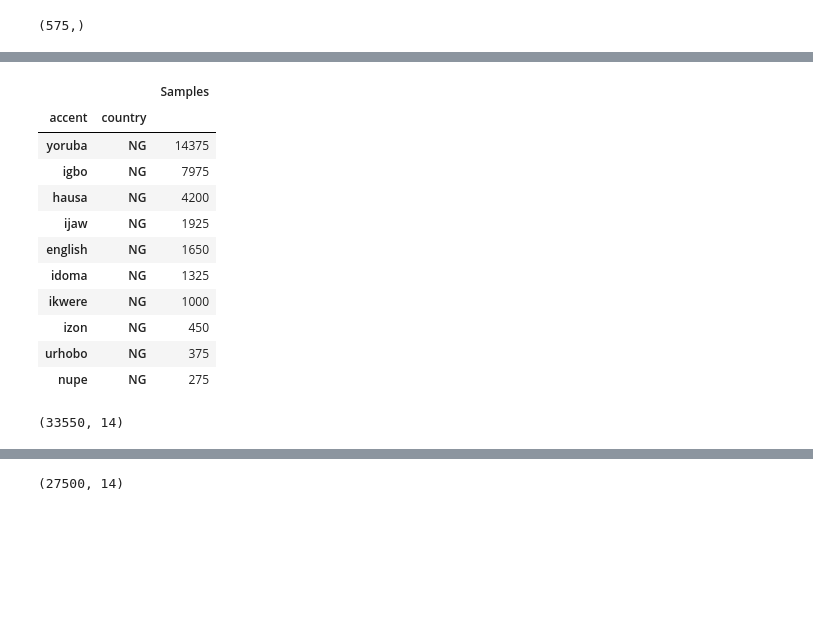
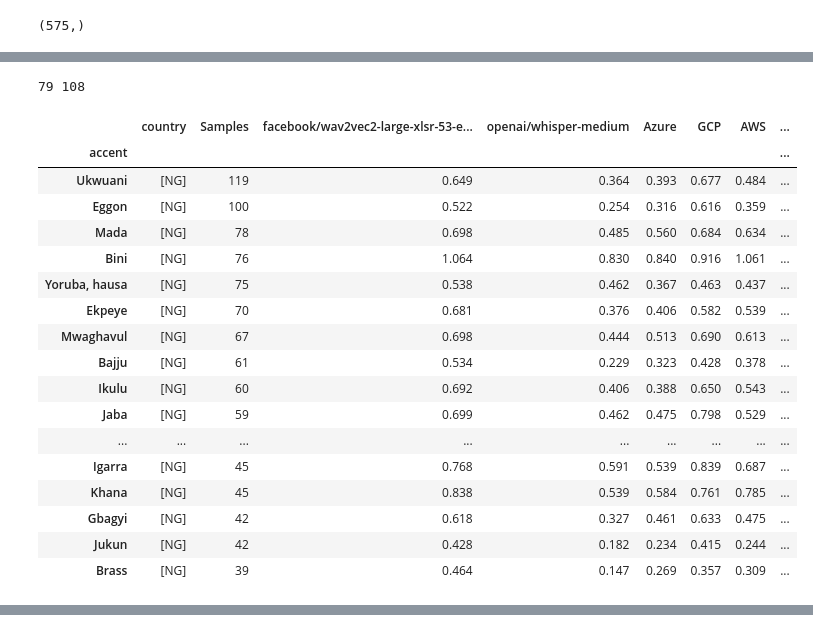
Before and after one commit to intron-innovation/AfriSpeech-200, a Jupyter notebook: notebooks/result_analysis.ipynb, the cells around one changed output, grey strips where cells are left out. Drawn from its saved outputs; the diff is of its cells as text; code cells hidden in the pictures; blank space fills up the shorter version.

```diff
--- a/notebooks/result_analysis.ipynb
+++ b/notebooks/result_analysis.ipynb
@@ -237,0 +368,5 @@ devset.head(2)
+# %%
+origin = "african"
+accent_country_df = traindevset[traindevset["origin"] == origin].groupby(["accent"])["country"].apply(lambda x: list(set(x)))
+accent_country_df = accent_country_df.reset_index(name="country").set_index("accent")
+accent_country_df
@@ -274,17 +474,17 @@ Name: origin, dtype: int64
 # %%
 m = "facebook/wav2vec2-large-xlsr-53-english"
-# m = "openai/whisper-medium"
+m = "openai/whisper-medium"
 # m = "Azure"
-a = "luo"
-o = "african"
+a = "yoruba"
+o = "nigerian"
 n=20
 
-top_ = devset[devset["origin"] == o].groupby(["accent", "country"])["idx"].apply(lambda x: len(x)).sort_values(ascending=False)[:n]
+top_ = devset[devset["origin"] == o].groupby(["accent"])["idx"].apply(lambda x: len(x)).sort_values(ascending=False)[:n]
 
-sanity_check_df = test_norm_df.set_index(["accent", "country"])
+sanity_check_df = test_norm_df.set_index(["accent"])
 sanity_check_df = sanity_check_df[sanity_check_df.index.isin(top_.index)].reset_index()
 
-sanity_check_df = sanity_check_df[(sanity_check_df["name"] == m) & (sanity_check_df["accent"] == a) ]
+sanity_check_df = sanity_check_df[(sanity_check_df["name"] == m) & (sanity_check_df["accent"] == a) & (sanity_check_df["origin"] == o)]
 r = wer_metric.compute(predictions=sanity_check_df.prediction, references=sanity_check_df.reference)
 round(r, 3)
 # %% [output]
@@ -337,0 +641,6 @@ accent_df
+# %%
+traindev_accents = traindevset.groupby("accent")["country"].apply(lambda x: list(set(x)))
+
+
+test_accents = testset.groupby("accent")["country"].apply(lambda x: list(set(x)))
+len(traindev_accents), len(test_accents)
@@ -337,0 +649,3 @@ accent_df
+# %%
+OOD_accent = list(set(test_accents.index.to_list()) - set(traindev_accents.index.to_list()))
+OOD_accent
@@ -380,22 +760,25 @@ accent_df
 # %%
 combined_df = pd.concat([test_norm_df, test_norm_finetune_df])
 
-nigerian_test_norm_accent_df = accent_wer(combined_df, devset, "nigerian", 10, open_source, commercial, ours)
-african_test_norm_accent_df = accent_wer(combined_df, devset, "african", 20, open_source, commercial, ours)
-
-combined_norm_accent_df = pd.concat([nigerian_test_norm_accent_df, african_test_norm_accent_df])
-combined_norm_accent_df
+ood_test_norm_accent_df =ood_accent_wer(combined_df, traindevset, 20, open_source, commercial, ours)
+ood_test_norm_accent_df
 # %% [output]
+79 108
-|  |  | Samples |
-| accent | country |  |
-| yoruba | NG | 14375 |
-| igbo | NG | 7975 |
-| hausa | NG | 4200 |
-| ijaw | NG | 1925 |
-| english | NG | 1650 |
-| idoma | NG | 1325 |
-| ikwere | NG | 1000 |
-| izon | NG | 450 |
-| urhobo | NG | 375 |
-| nupe | NG | 275 |
+|  | country | Samples | facebook/wav2vec2-large-xlsr-53-e... | openai/whisper-medium | Azure | GCP | AWS | ... |
+| accent |  |  |  |  |  |  |  | ... |
+| Ukwuani | [NG] | 119 | 0.649 | 0.364 | 0.393 | 0.677 | 0.484 | ... |
+| Eggon | [NG] | 100 | 0.522 | 0.254 | 0.316 | 0.616 | 0.359 | ... |
+| Mada | [NG] | 78 | 0.698 | 0.485 | 0.560 | 0.684 | 0.634 | ... |
+| Bini | [NG] | 76 | 1.064 | 0.830 | 0.840 | 0.916 | 1.061 | ... |
+| Yoruba, hausa | [NG] | 75 | 0.538 | 0.462 | 0.367 | 0.463 | 0.437 | ... |
+| Ekpeye | [NG] | 70 | 0.681 | 0.376 | 0.406 | 0.582 | 0.539 | ... |
+| Mwaghavul | [NG] | 67 | 0.698 | 0.444 | 0.513 | 0.690 | 0.613 | ... |
+| Bajju | [NG] | 61 | 0.534 | 0.229 | 0.323 | 0.428 | 0.378 | ... |
+| Ikulu | [NG] | 60 | 0.692 | 0.406 | 0.388 | 0.650 | 0.543 | ... |
+| Jaba | [NG] | 59 | 0.699 | 0.462 | 0.475 | 0.798 | 0.529 | ... |
+| ... | ... | ... | ... | ... | ... | ... | ... | ... |
+| Igarra | [NG] | 45 | 0.768 | 0.591 | 0.539 | 0.839 | 0.687 | ... |
+| Khana | [NG] | 45 | 0.838 | 0.539 | 0.584 | 0.761 | 0.785 | ... |
+| Gbagyi | [NG] | 42 | 0.618 | 0.327 | 0.461 | 0.633 | 0.475 | ... |
+| Jukun | [NG] | 42 | 0.428 | 0.182 | 0.234 | 0.415 | 0.244 | ... |
+| Brass | [NG] | 39 | 0.464 | 0.147 | 0.269 | 0.357 | 0.309 | ... |
-(33550, 14)
@@ -420 +784,0 @@ combined_norm_accent_df
-(27500, 14)
```
Also changed, not shown: parts of 35 cells of this notebook.
